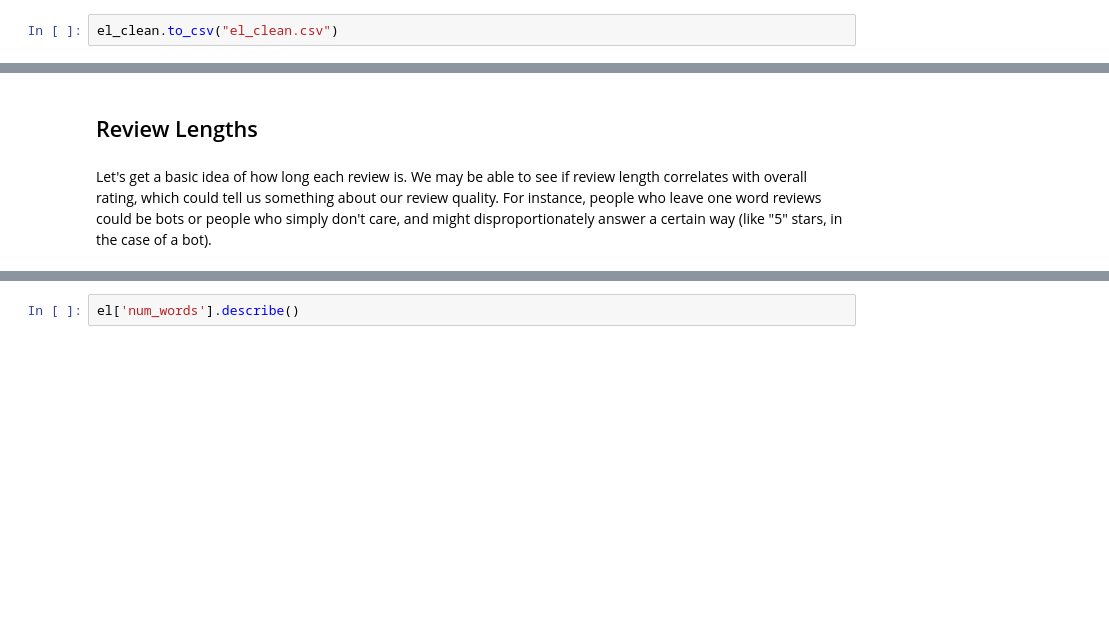
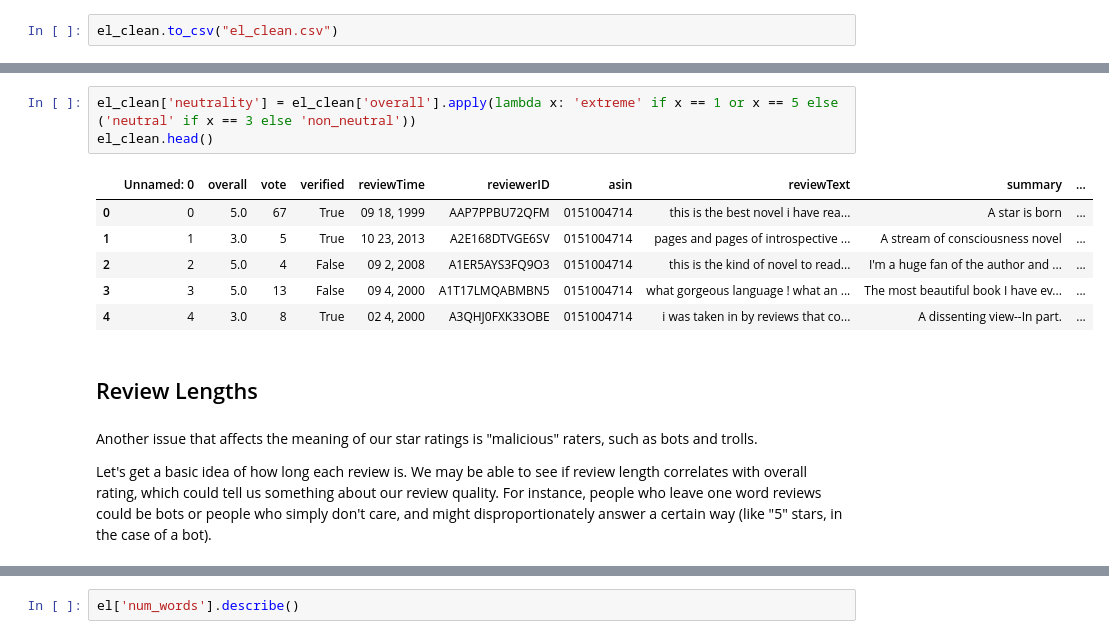
Before and after one commit to dannygallagher/Amazon-Review-Sentiment-Analysis, a Jupyter notebook: Preprocessing and EDA.ipynb, the cells around one changed output, grey strips where cells are left out. Drawn from its saved outputs; the diff is of its cells as text; blank space fills up the shorter version.

```diff
--- a/Preprocessing and EDA.ipynb
+++ b/Preprocessing and EDA.ipynb
@@ -344,6 +377,18 @@ el_clean.to_csv("el_clean.csv")
+# %%
+el_clean['neutrality'] = el_clean['overall'].apply(lambda x: 'extreme' if x == 1 or x == 5 else ('neutral' if x == 3 else 'non_neutral'))
+el_clean.head()
+# %% [output]
+|  | Unnamed: 0 | overall | vote | verified | reviewTime | reviewerID | asin | reviewText | summary | ... |
+| 0 | 0 | 5.0 | 67 | True | 09 18, 1999 | AAP7PPBU72QFM | 0151004714 | this is the best novel i have rea... | A star is born | ... |
+| 1 | 1 | 3.0 | 5 | True | 10 23, 2013 | A2E168DTVGE6SV | 0151004714 | pages and pages of introspective ... | A stream of consciousness novel | ... |
+| 2 | 2 | 5.0 | 4 | False | 09 2, 2008 | A1ER5AYS3FQ9O3 | 0151004714 | this is the kind of novel to read... | I'm a huge fan of the author and ... | ... |
+| 3 | 3 | 5.0 | 13 | False | 09 4, 2000 | A1T17LMQABMBN5 | 0151004714 | what gorgeous language ! what an ... | The most beautiful book I have ev... | ... |
+| 4 | 4 | 3.0 | 8 | True | 02 4, 2000 | A3QHJ0FXK33OBE | 0151004714 | i was taken in by reviews that co... | A dissenting view--In part. | ... |
 # %% [markdown]
 ## Review Lengths
 # %% [markdown]
+Another issue that affects the meaning of our star ratings is "malicious" raters, such as bots and trolls.
+
 Let's get a basic idea of how long each review is. We may be able to see if review length correlates with overall rating, which could tell us something about our review quality. For instance, people who leave one word reviews could be bots or people who simply don't care, and might disproportionately answer a certain way (like "5" stars, in the case of a bot).
 # %%
 %%time
```
Also changed, not shown: parts of 73 cells of this notebook.
